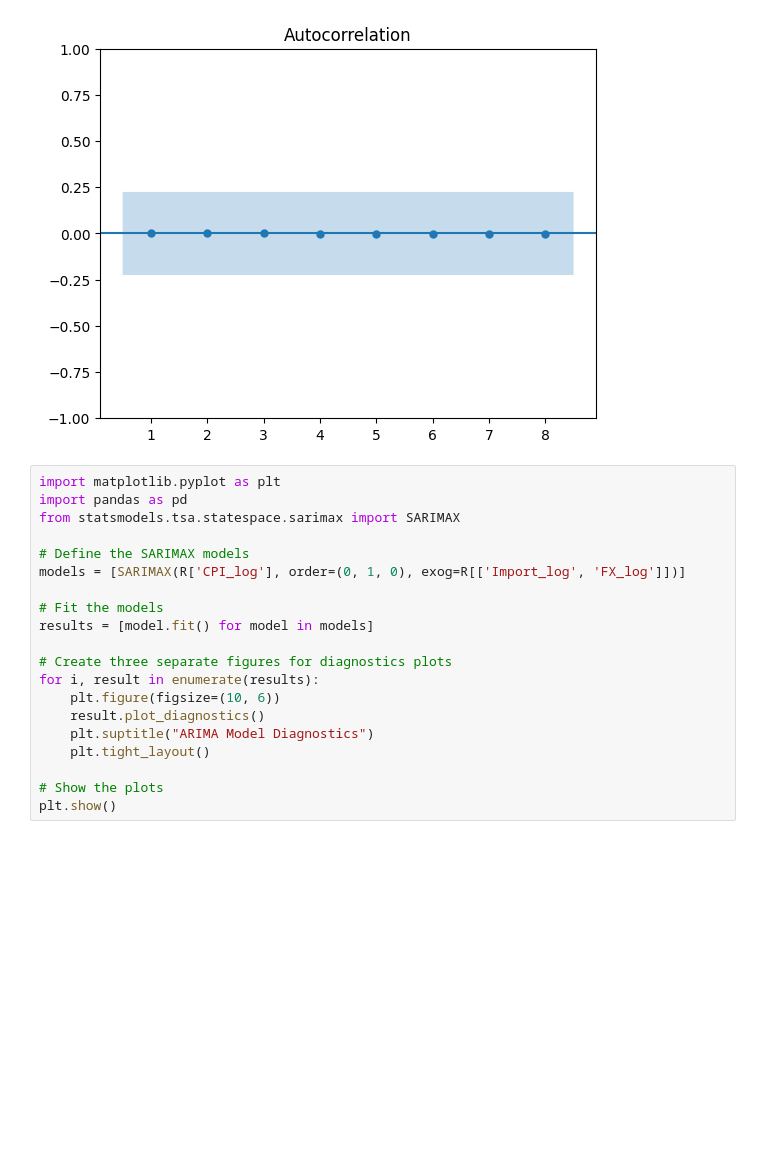
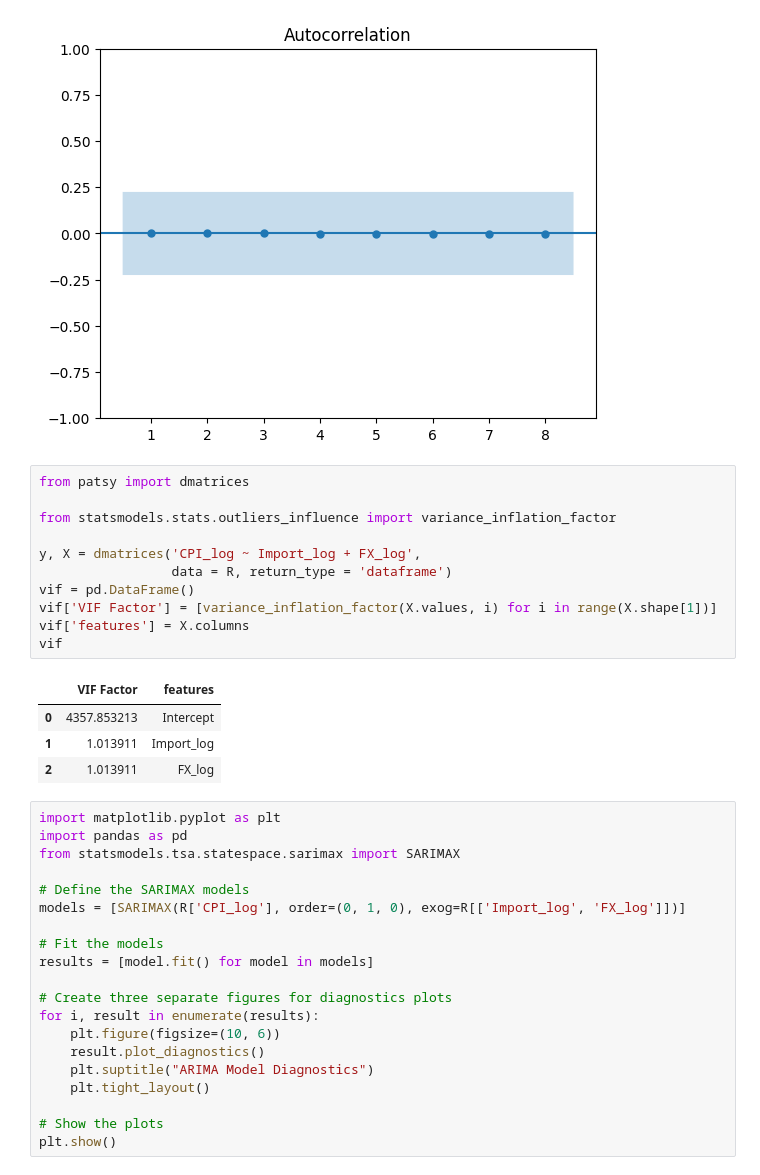
Before and after one commit to YSetAung/Misc, a Jupyter notebook: Regression_Pa.ipynb, the cells around one changed output. Saved outputs shown, nothing was run; the diff lists cells and outputs as text; blank space fills up the shorter version.

```diff
--- a/Regression_Pa.ipynb
+++ b/Regression_Pa.ipynb
@@ -337,6 +337,22 @@ from statsmodels.graphics.tsaplots import plot_acf
 plot_acf(err, lags = 8, zero = False);
 # %% [output]
 [figure]
+# %%
+from patsy import dmatrices
+
+from statsmodels.stats.outliers_influence import variance_inflation_factor
+
+y, X = dmatrices('CPI_log ~ Import_log + FX_log',
+                 data = R, return_type = 'dataframe')
+vif = pd.DataFrame()
+vif['VIF Factor'] = [variance_inflation_factor(X.values, i) for i in range(X.shape[1])]
+vif['features'] = X.columns
+vif
+# %% [output]
+|  | VIF Factor | features |
+| 0 | 4357.853213 | Intercept |
+| 1 | 1.013911 | Import_log |
+| 2 | 1.013911 | FX_log |
 # %%
 import matplotlib.pyplot as plt
 import pandas as pd
```
